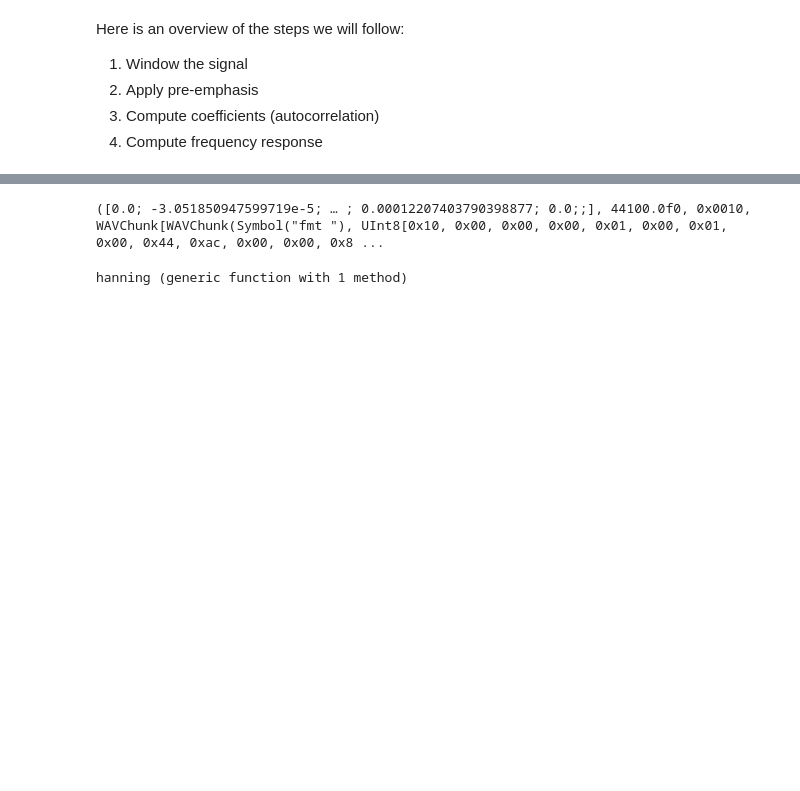
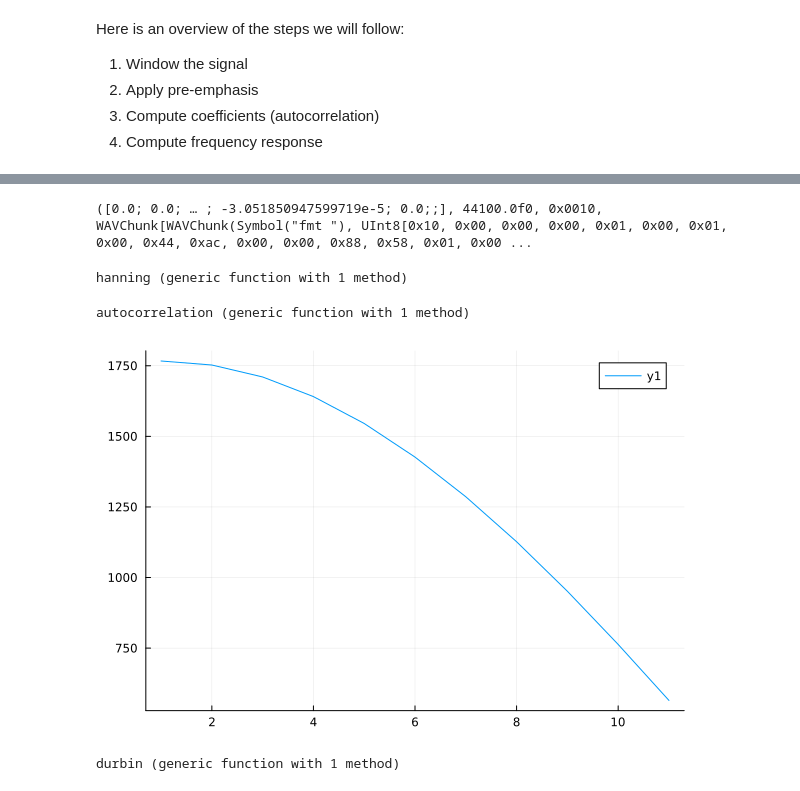
Before and after one commit to tschnoor/demonstration-notebooks, a Jupyter notebook: linear_makhoul_1975.ipynb, the cells around one changed output, grey strips where cells are left out. Cells and saved outputs as stored; diff of their text form; code cells hidden in the pictures; blank space fills up the shorter version.

```diff
--- a/linear_makhoul_1975.ipynb
+++ b/linear_makhoul_1975.ipynb
@@ -23,8 +27,9 @@ order = 10
 # %%
 # Load the file
-signal, fs, b, opt = wavread("demo_data/aa_audio/audio_lpc_aa_fo100.wav")
+signal, fs, b, opt = wavread("demo_data/aa_audio/audio_lpc_aa_fo160.wav")
+# signal, fs, b, opt = wavread("demo_data/test.wav")
 # %% [output]
-([0.0; -3.051850947599719e-5; … ; 0.00012207403790398877; 0.0;;], 44100.0f0, 0x0010, WAVChunk[WAVChunk(Symbol("fmt "), UInt8[0x10, 0x00, 0x00, 0x00, 0x01, 0x00, 0x01, 0x00, 0x44, 0xac, 0x00, 0x00, 0x8 ...
+([0.0; 0.0; … ; -3.051850947599719e-5; 0.0;;], 44100.0f0, 0x0010, WAVChunk[WAVChunk(Symbol("fmt "), UInt8[0x10, 0x00, 0x00, 0x00, 0x01, 0x00, 0x01, 0x00, 0x44, 0xac, 0x00, 0x00, 0x88, 0x58, 0x01, 0x00 ...
 # %%
 # Here is the same function for Hanning windows that I used in the spectrogram code
 function hanning(size)
@@ -33,3 +38,55 @@ function hanning(size)
 end
 # %% [output]
 hanning (generic function with 1 method)
+# %%
+# Fuction for performing autocorrelation
+# Autocorrelation is basically a mathematical way of looking for repeating patterns in the signal
+# The function returns an array of autocorrelation values of length = order
+function autocorrelation(signal::Array{Float64}, p_order::Int64)::Array{Float64}
+    N = length(signal)
+    r = zeros(Float64, p_order + 1)
+    for k in 0:p_order # for every lag in order
+        r[k + 1] = sum(signal[1:N - k] .* signal[1 + k:N]) # sum the product of two different sections of the signal
+    end
+    return r
+end
+# %% [output]
+autocorrelation (generic function with 1 method)
+# %%
+# Test
+# ac = []
+# for window in windows
+#     push!(ac, autocorrelation(window, order))
+# end
+ac = autocorrelation(signal, order)
+plot(ac)
+# %% [output]
+[figure, added]
+# %%
+# Compute coefficients
+# Durbin's recursive method to solve Yule-Walker equations for LPC coefficients
+function durbin(r, p_order)
+    a = zeros(Float64, p_order)
+    E = r[1]
+
+    for i in 1:p_order
+        acc = 0.0
+        for j in 1:i-1
+            acc += a[j] * r[i - j + 1]
+        end
+        k = (r[i + 1] - acc) / E  # Reflection coefficient
+
+        a_new = copy(a)
+        for j in 1:i-1
+            a_new[j] = a[j] - k * a[i - j]
+        end
+        a_new[i] = k
+
+        a = a_new
+        E = E * (1 - k^2)
+    end
+
+    return [1.0; -a]  # LPC coefficients with a[0] = 1
+end
+# %% [output]
+durbin (generic function with 1 method)
```
Also changed, not shown: parts of 17 cells of this notebook.
